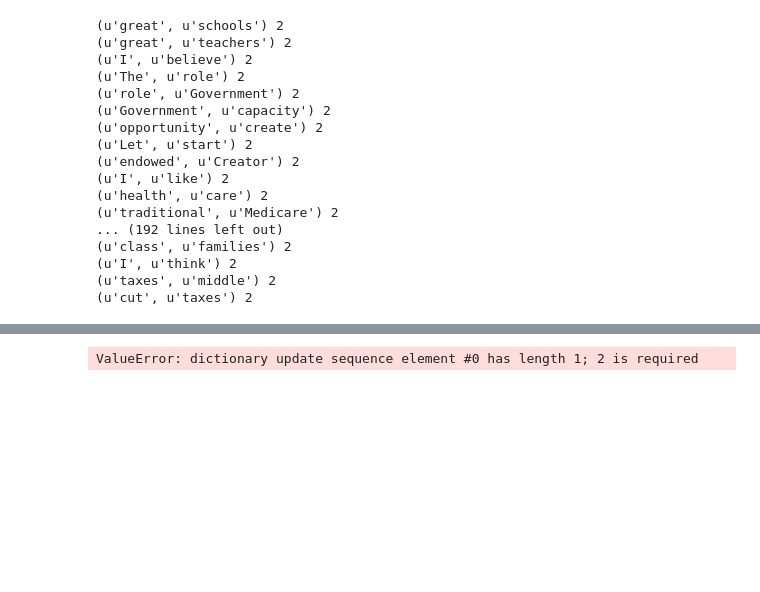
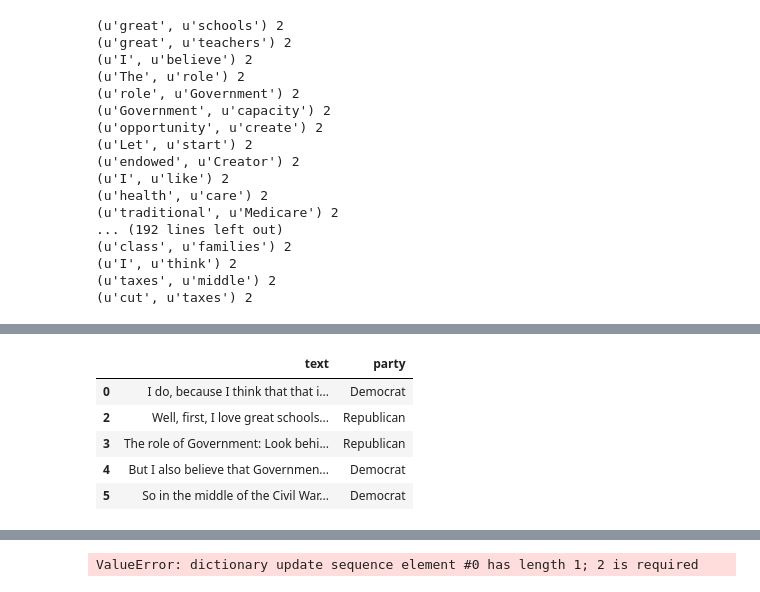
Before and after one commit to DistrictDataLabs/political_history, a Jupyter notebook: Munging and Classifying - NGrams.ipynb, the cells around one changed output, grey strips where cells are left out. Saved outputs shown, nothing was run; the diff lists cells and outputs as text; code cells hidden in the pictures; blank space fills up the shorter version.

```diff
--- a/Munging and Classifying - NGrams.ipynb
+++ b/Munging and Classifying - NGrams.ipynb
@@ -162,4 +177,12 @@ df
 # %%
 min_set = df[['text', 'party']]
 # %%
-#dict_from_data = min_set.to_dict()
+min_set.head()
+# dict_from_data = min_set.to_dict()
+# %% [output]
+|  | text | party |
+| 0 | I do, because I think that that i... | Democrat |
+| 2 | Well, first, I love great schools... | Republican |
+| 3 | The role of Government: Look behi... | Republican |
+| 4 | But I also believe that Governmen... | Democrat |
+| 5 | So in the middle of the Civil War... | Democrat |
```
Also changed, not shown: parts of 12 cells of this notebook, 2 other files.
